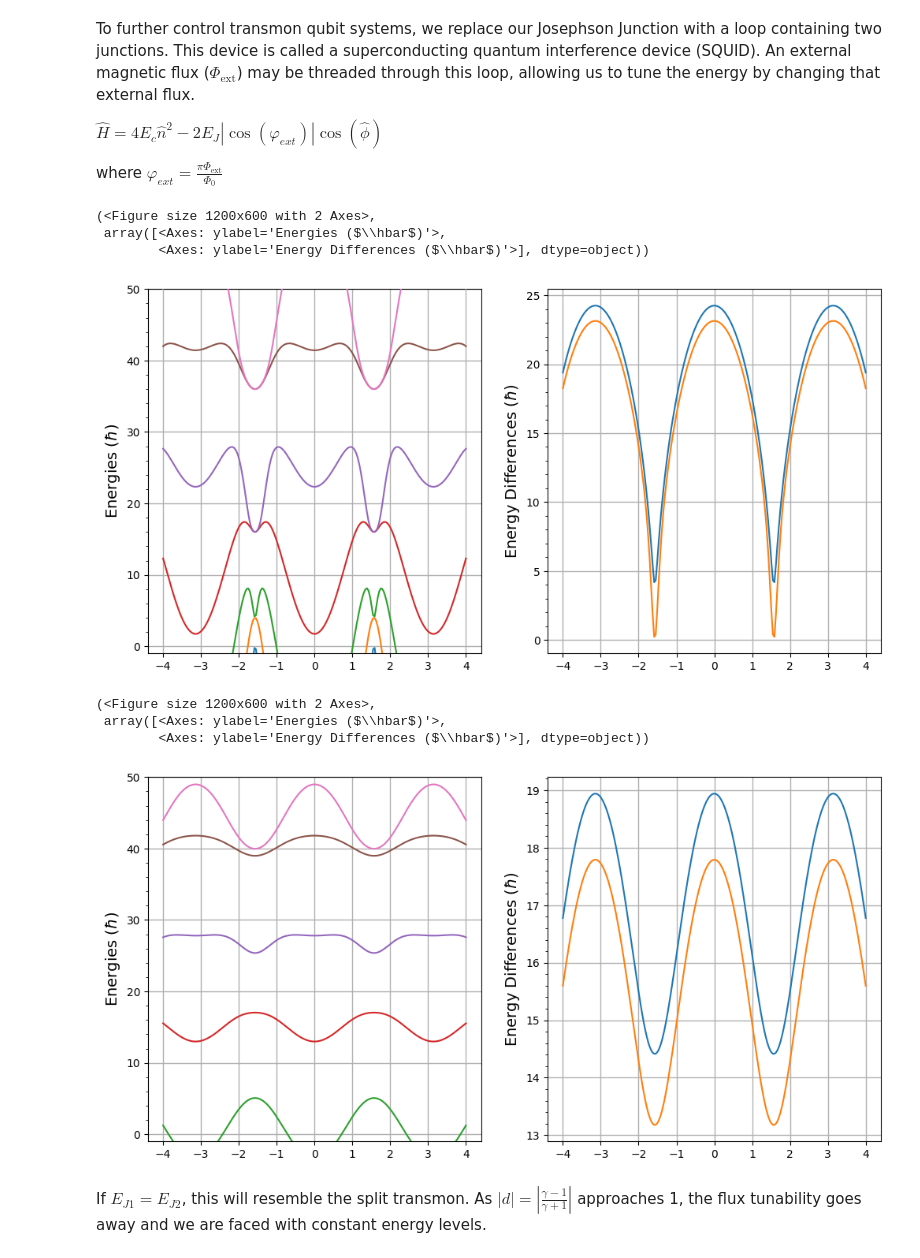
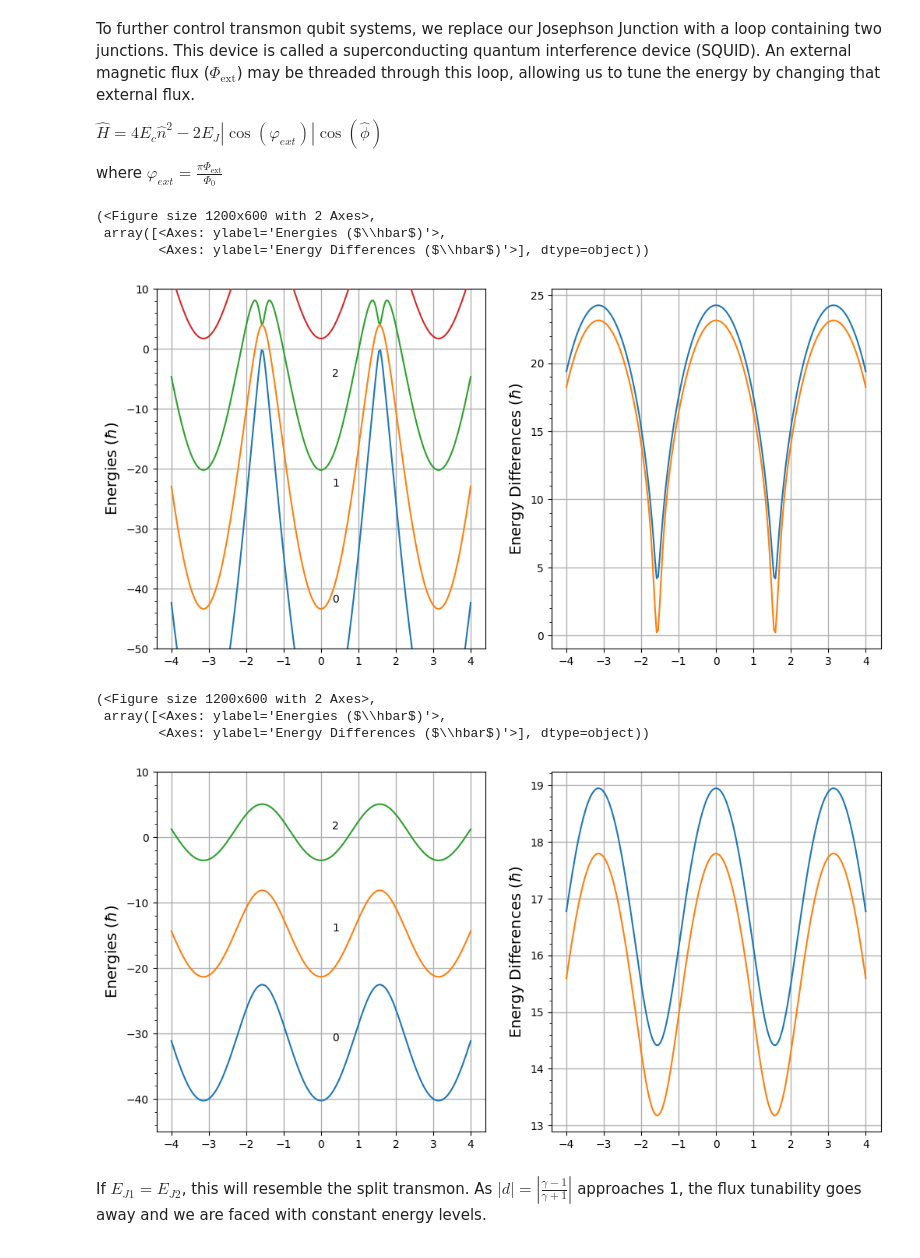
Before and after one commit to Khosmos3/Superconducting-Qubits, a Jupyter notebook: superconducting.ipynb, the cells around one changed output. Cells and saved outputs as stored; diff of their text form; code cells hidden in the pictures.

```diff
--- a/superconducting.ipynb
+++ b/superconducting.ipynb
@@ -164,13 +171,13 @@ def plot_energy_stuff(energies):
 
     return fig, ax
 # %%
-wq = 40
 Ec = 1
-N = 5
+Ej = 1
+N = 10
 
-energies = (np.array(transmon(wq, Ec, N).eigenenergies()))
+energies = (np.array(transmon(Ec, Ej, N).eigenenergies()))
 
-print(f"{N} energy levels for an transmon qubit of frequency {wq}:\n{energies}")
+print(f"{N} energy levels for an transmon qubit with Ec = {Ec} and Ej = {Ej}:\n{energies}")
 
-plot_energy_stuff(energies)
+plot_energy_stuff(energies, (-1, 7))
 # %% [output]
@@ -216,7 +227,7 @@ def transmon2(Ec, Ej, ng, N):
 # %% [markdown]
 To model this qubit, we will plot the energy levels and the energy level differences as a function of $n_g$.
 # %%
-def plot_energy_as_function(x, energies, ymax, levels = 2):
+def plot_energy_as_function(x, energies, y_range=(-2, 12), levels = 2):
 
     fig, ax = plt.subplots(1,2, figsize=(12,6))
 
@@ -224,7 +235,9 @@ def plot_energy_as_function(x, energies, ymax, levels = 2):
         ax[0].plot(x, energies[:,i], zorder=3)
     ax[0].set_ylabel(r'Energies ($\hbar$)', fontsize=14)
     ax[0].grid(linestyle='-', linewidth=1)
-    ax[0].set_ylim(-1, ymax)
+    ax[0].set_ylim(y_range)
+    for i in range(len(energies[0])):
+        ax[0].annotate(i, xy=(0.3, energies[0][i]))
     ax[0].yaxis.set_minor_locator(AutoMinorLocator())
 
     diffs = np.array([(np.delete(energies[i], 0) - np.delete(energies[i], len(energies[i])-1)) for i in range(len(energies[:,0]))])
@@ -281,17 +294,17 @@ def split_transmon(Ec, Ej, phi, N):
 # %%
 Ec = 1
 Ej = 40
 all_phi = np.linspace(-4, 4, 200)
 N = 10
 
 energies = np.array([split_transmon(Ec, Ej, phi, N).eigenenergies() for phi in all_phi])
 
-plot_energy_as_function(all_phi, energies, 50)
+plot_energy_as_function(all_phi, energies, y_range=(-50, 10))
 # %% [output]
 (<Figure size 1200x600 with 2 Axes>,
  array([<Axes: ylabel='Energies ($\\hbar$)'>,
         <Axes: ylabel='Energy Differences ($\\hbar$)'>], dtype=object))
-[figure, old version]
+[figure, new version]
 # %%
 def assymetric_transmon(Ec, Ej1, Ej2, phi, N):
     gamma = Ej2 / Ej1
@@ -308,12 +321,12 @@ N = 10
 
 # Gamma = 4
 energies = np.array([assymetric_transmon(Ec, Ej1, Ej2, phi, N).eigenenergies() for phi in all_phi])
-plot_energy_as_function(all_phi, energies, 50)
+plot_energy_as_function(all_phi, energies, y_range=(-45, 10))
 # %% [output]
 (<Figure size 1200x600 with 2 Axes>,
  array([<Axes: ylabel='Energies ($\\hbar$)'>,
         <Axes: ylabel='Energy Differences ($\\hbar$)'>], dtype=object))
-[figure, old version]
+[figure, new version]
 # %% [markdown]
 If $E_{J1} = E_{J2}$, this will resemble the split transmon. As $|d|=|\frac{\gamma-1}{\gamma+1}|$ approaches 1, the flux tunability goes away and we are faced with constant energy levels.
 # %% [markdown]
```
Also changed, not shown: parts of 9 cells of this notebook.
